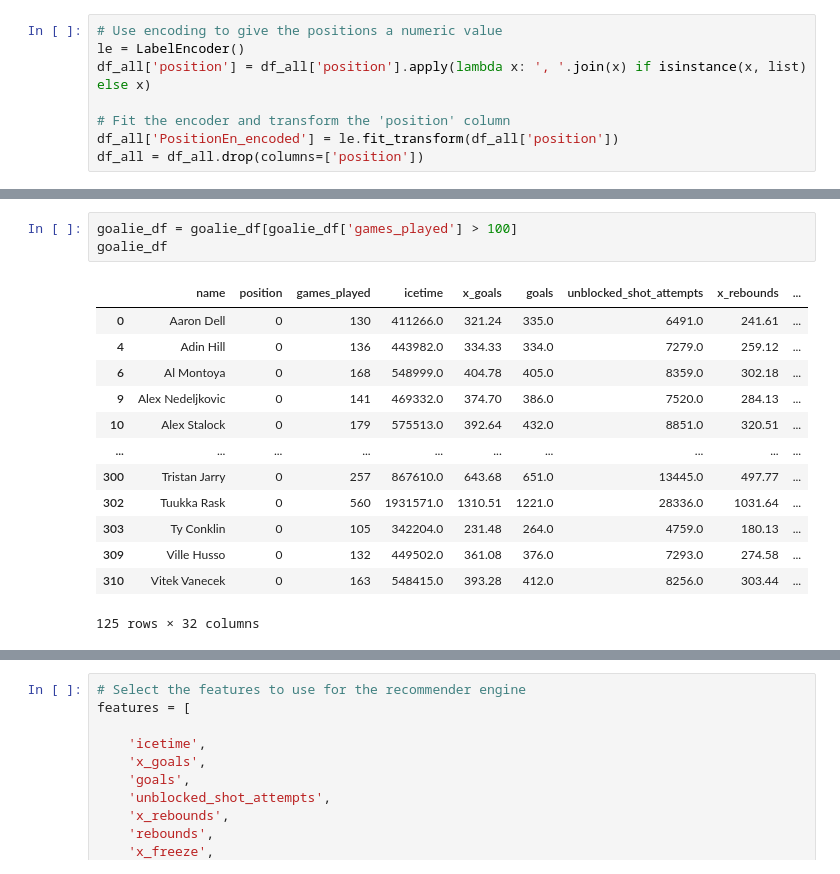
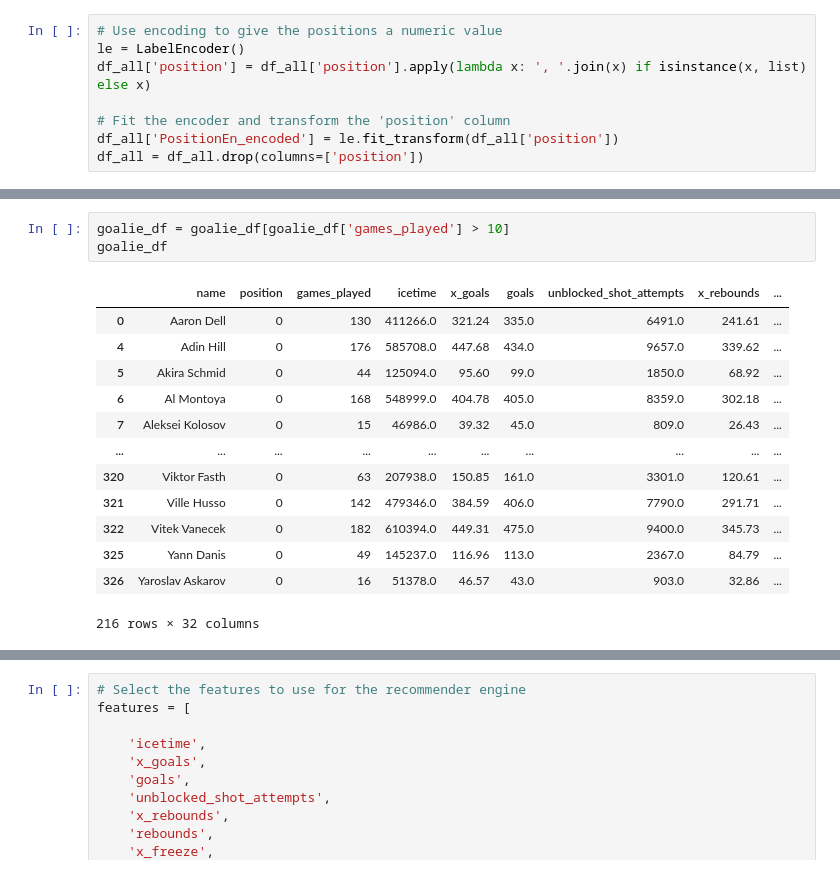
Before and after one commit to blairjdaniel/NHL_points_projection, a Jupyter notebook: notebooks/goalies.ipynb, the cells around one changed output, grey strips where cells are left out. Drawn from its saved outputs; the diff is of its cells as text.

```diff
--- a/notebooks/goalies.ipynb
+++ b/notebooks/goalies.ipynb
@@ -274,20 +345,20 @@ goalie_df
 # %%
-goalie_df = goalie_df[goalie_df['games_played'] > 100]
+goalie_df = goalie_df[goalie_df['games_played'] > 10]
 goalie_df
 # %% [output]
 |  | name | position | games_played | icetime | x_goals | goals | unblocked_shot_attempts | x_rebounds | ... |
 | 0 | Aaron Dell | 0 | 130 | 411266.0 | 321.24 | 335.0 | 6491.0 | 241.61 | ... |
-| 4 | Adin Hill | 0 | 136 | 443982.0 | 334.33 | 334.0 | 7279.0 | 259.12 | ... |
+| 4 | Adin Hill | 0 | 176 | 585708.0 | 447.68 | 434.0 | 9657.0 | 339.62 | ... |
+| 5 | Akira Schmid | 0 | 44 | 125094.0 | 95.60 | 99.0 | 1850.0 | 68.92 | ... |
 | 6 | Al Montoya | 0 | 168 | 548999.0 | 404.78 | 405.0 | 8359.0 | 302.18 | ... |
-| 9 | Alex Nedeljkovic | 0 | 141 | 469332.0 | 374.70 | 386.0 | 7520.0 | 284.13 | ... |
-| 10 | Alex Stalock | 0 | 179 | 575513.0 | 392.64 | 432.0 | 8851.0 | 320.51 | ... |
+| 7 | Aleksei Kolosov | 0 | 15 | 46986.0 | 39.32 | 45.0 | 809.0 | 26.43 | ... |
 | ... | ... | ... | ... | ... | ... | ... | ... | ... | ... |
-| 300 | Tristan Jarry | 0 | 257 | 867610.0 | 643.68 | 651.0 | 13445.0 | 497.77 | ... |
-| 302 | Tuukka Rask | 0 | 560 | 1931571.0 | 1310.51 | 1221.0 | 28336.0 | 1031.64 | ... |
-| 303 | Ty Conklin | 0 | 105 | 342204.0 | 231.48 | 264.0 | 4759.0 | 180.13 | ... |
-| 309 | Ville Husso | 0 | 132 | 449502.0 | 361.08 | 376.0 | 7293.0 | 274.58 | ... |
-| 310 | Vitek Vanecek | 0 | 163 | 548415.0 | 393.28 | 412.0 | 8256.0 | 303.44 | ... |
+| 320 | Viktor Fasth | 0 | 63 | 207938.0 | 150.85 | 161.0 | 3301.0 | 120.61 | ... |
+| 321 | Ville Husso | 0 | 142 | 479346.0 | 384.59 | 406.0 | 7790.0 | 291.71 | ... |
+| 322 | Vitek Vanecek | 0 | 182 | 610394.0 | 449.31 | 475.0 | 9400.0 | 345.73 | ... |
+| 325 | Yann Danis | 0 | 49 | 145237.0 | 116.96 | 113.0 | 2367.0 | 84.79 | ... |
+| 326 | Yaroslav Askarov | 0 | 16 | 51378.0 | 46.57 | 43.0 | 903.0 | 32.86 | ... |
-125 rows × 32 columns
+216 rows × 32 columns
 # %%
 # Check for duplicate column names
 duplicate_columns = goalie_df.columns[goalie_df.columns.duplicated()].unique()
```
Also changed, not shown: parts of 15 cells of this notebook, 16 other files.
